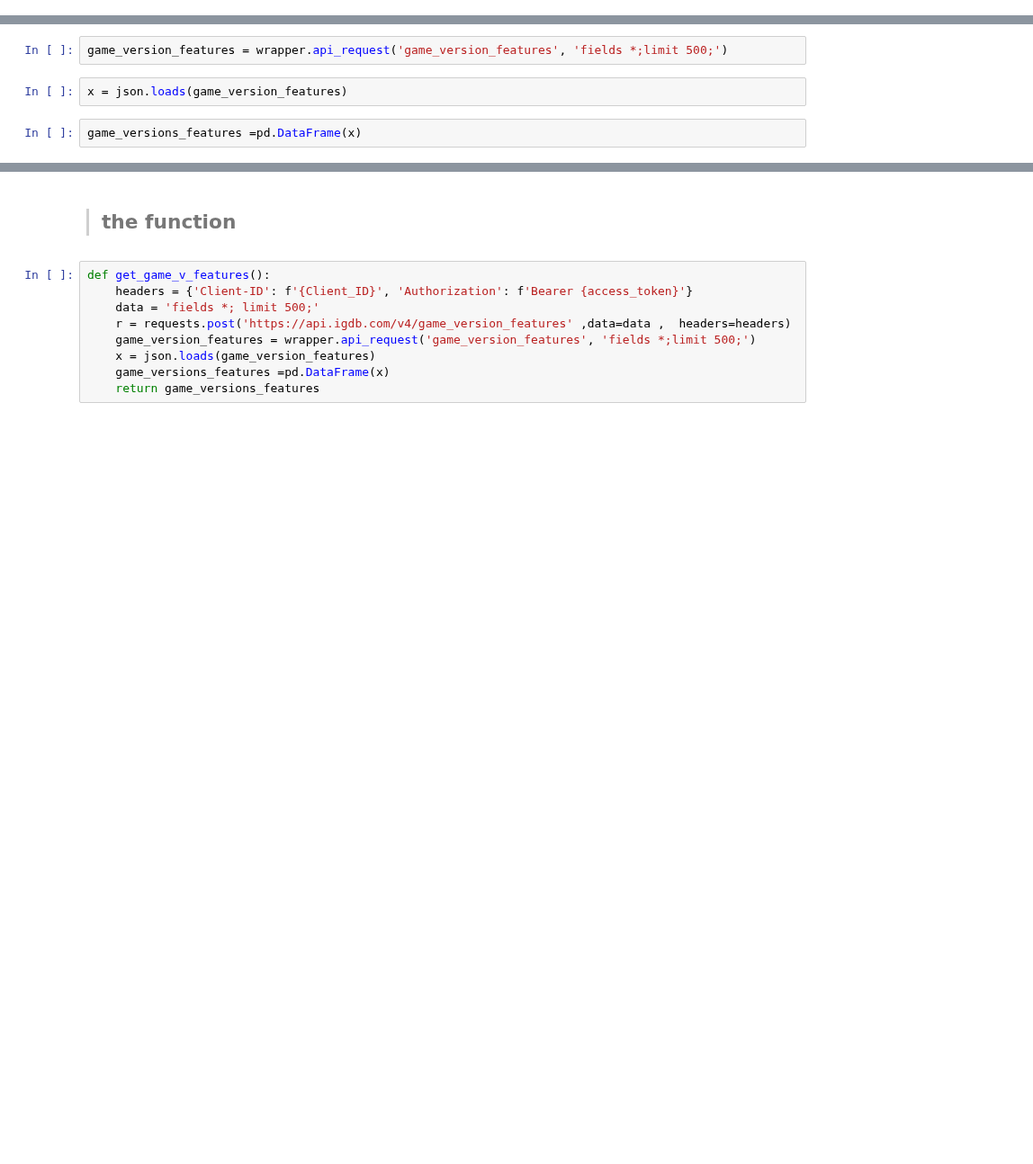
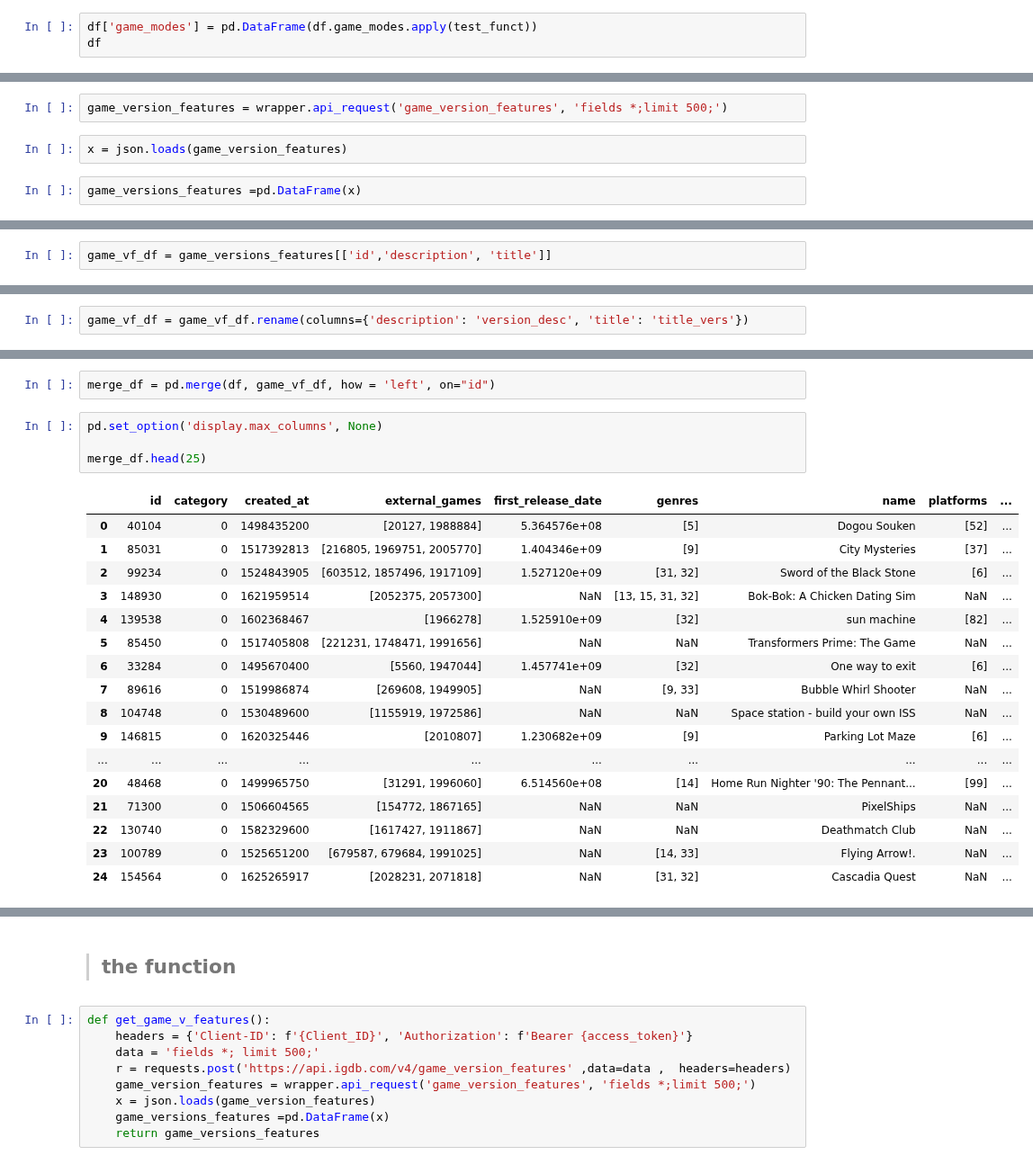
Before and after one commit to MrEnigmamgine/Videogame-Capstone_fork, a Jupyter notebook: glady's notebook.ipynb, the cells around one changed output, grey strips where cells are left out. Shown at 90% size. Cells and saved outputs as stored; diff of their text form; blank space fills up the shorter version.

```diff
--- a/glady's notebook.ipynb
+++ b/glady's notebook.ipynb
@@ -318,0 +239,3 @@ TypeError: 'float' object is not iterable
+# %%
+df['game_modes'] = pd.DataFrame(df.game_modes.apply(test_funct))
+df
@@ -357,0 +357,2 @@ game_versions_features
+# %%
+game_vf_df = game_versions_features[['id','description', 'title']]
@@ -357,0 +375,2 @@ game_versions_features
+# %%
+game_vf_df = game_vf_df.rename(columns={'description': 'version_desc', 'title': 'title_vers'})
@@ -357,0 +393,24 @@ game_versions_features
+# %%
+merge_df = pd.merge(df, game_vf_df, how = 'left', on="id")
+# %%
+pd.set_option('display.max_columns', None)
+
+merge_df.head(25)
+# %% [output]
+|  | id | category | created_at | external_games | first_release_date | genres | name | platforms | ... |
+| 0 | 40104 | 0 | 1498435200 | [20127, 1988884] | 5.364576e+08 | [5] | Dogou Souken | [52] | ... |
+| 1 | 85031 | 0 | 1517392813 | [216805, 1969751, 2005770] | 1.404346e+09 | [9] | City Mysteries | [37] | ... |
+| 2 | 99234 | 0 | 1524843905 | [603512, 1857496, 1917109] | 1.527120e+09 | [31, 32] | Sword of the Black Stone | [6] | ... |
+| 3 | 148930 | 0 | 1621959514 | [2052375, 2057300] | NaN | [13, 15, 31, 32] | Bok-Bok: A Chicken Dating Sim | NaN | ... |
+| 4 | 139538 | 0 | 1602368467 | [1966278] | 1.525910e+09 | [32] | sun machine | [82] | ... |
+| 5 | 85450 | 0 | 1517405808 | [221231, 1748471, 1991656] | NaN | NaN | Transformers Prime: The Game | NaN | ... |
+| 6 | 33284 | 0 | 1495670400 | [5560, 1947044] | 1.457741e+09 | [32] | One way to exit | [6] | ... |
+| 7 | 89616 | 0 | 1519986874 | [269608, 1949905] | NaN | [9, 33] | Bubble Whirl Shooter | NaN | ... |
+| 8 | 104748 | 0 | 1530489600 | [1155919, 1972586] | NaN | NaN | Space station - build your own ISS | NaN | ... |
+| 9 | 146815 | 0 | 1620325446 | [2010807] | 1.230682e+09 | [9] | Parking Lot Maze | [6] | ... |
+| ... | ... | ... | ... | ... | ... | ... | ... | ... | ... |
+| 20 | 48468 | 0 | 1499965750 | [31291, 1996060] | 6.514560e+08 | [14] | Home Run Nighter '90: The Pennant... | [99] | ... |
+| 21 | 71300 | 0 | 1506604565 | [154772, 1867165] | NaN | NaN | PixelShips | NaN | ... |
+| 22 | 130740 | 0 | 1582329600 | [1617427, 1911867] | NaN | NaN | Deathmatch Club | NaN | ... |
+| 23 | 100789 | 0 | 1525651200 | [679587, 679684, 1991025] | NaN | [14, 33] | Flying Arrow!. | NaN | ... |
+| 24 | 154564 | 0 | 1625265917 | [2028231, 2071818] | NaN | [31, 32] | Cascadia Quest | NaN | ... |
```
Also changed, not shown: parts of 121 cells of this notebook.
